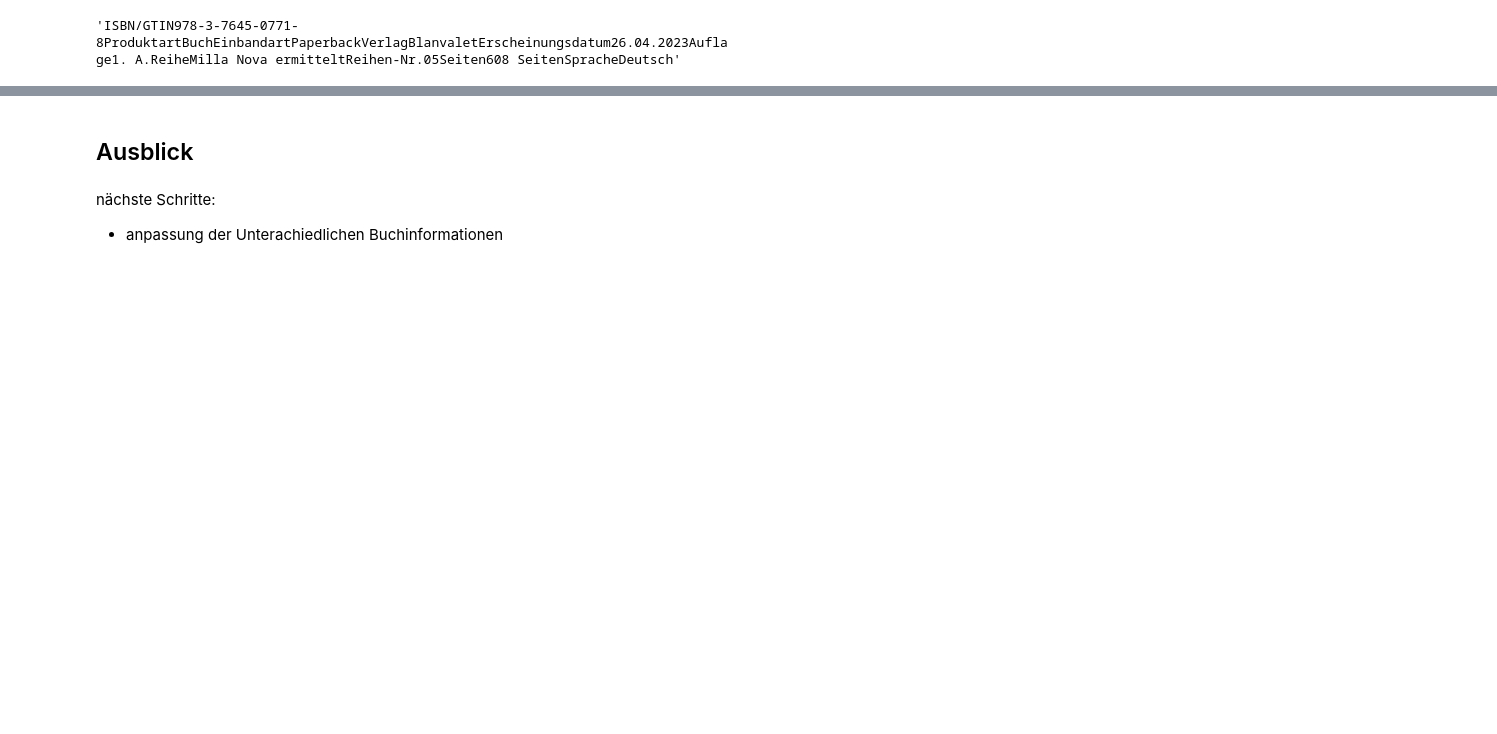
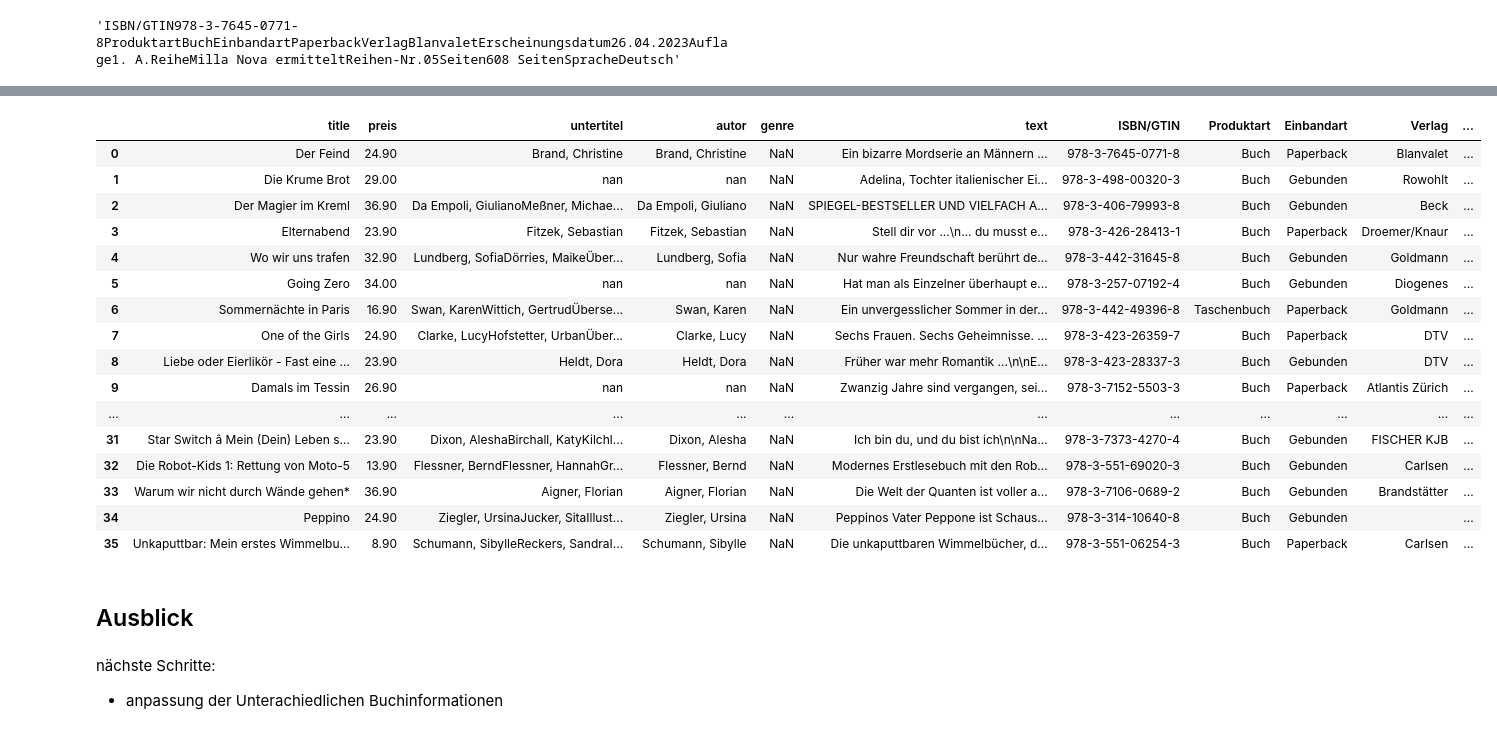
Before and after one commit to yalais/Bibliothek-cornillie, a Jupyter notebook: scraper/scraper_buchhaus.ipynb, the cells around one changed output, grey strips where cells are left out. Saved outputs shown, nothing was run; the diff lists cells and outputs as text; code cells hidden in the pictures; blank space fills up the shorter version.

```diff
--- a/scraper/scraper_buchhaus.ipynb
+++ b/scraper/scraper_buchhaus.ipynb
@@ -150,3 +136,34 @@ print(df)
+# %%
+# apply the function to the data frame (create a new column with extracted details)
+buch_df['details_dict'] = buch_df['details'].apply(extract_details)
+# %%
+# create new dataframe with the details
+details_df = buch_df['details_dict'].apply(pd.Series)
+# %%
+# concat both dataframes
+buch_df = pd.concat([buch_df, details_df], axis=1)
+# %%
+buch_df.drop(['details', 'details_dict'], axis=1, inplace=True)
+# %%
+buch_df
+# %% [output]
+|  | title | preis | untertitel | autor | genre | text | ISBN/GTIN | Produktart | Einbandart | Verlag | ... |
+| 0 | Der Feind | 24.90 | Brand, Christine | Brand, Christine | NaN | Ein bizarre Mordserie an Männern ... | 978-3-7645-0771-8 | Buch | Paperback | Blanvalet | ... |
+| 1 | Die Krume Brot | 29.00 | nan | nan | NaN | Adelina, Tochter italienischer Ei... | 978-3-498-00320-3 | Buch | Gebunden | Rowohlt | ... |
+| 2 | Der Magier im Kreml | 36.90 | Da Empoli, GiulianoMeßner, Michae... | Da Empoli, Giuliano | NaN | SPIEGEL-BESTSELLER UND VIELFACH A... | 978-3-406-79993-8 | Buch | Gebunden | Beck | ... |
+| 3 | Elternabend | 23.90 | Fitzek, Sebastian | Fitzek, Sebastian | NaN | Stell dir vor ...\n... du musst e... | 978-3-426-28413-1 | Buch | Paperback | Droemer/Knaur | ... |
+| 4 | Wo wir uns trafen | 32.90 | Lundberg, SofiaDörries, MaikeÜber... | Lundberg, Sofia | NaN | Nur wahre Freundschaft berührt de... | 978-3-442-31645-8 | Buch | Gebunden | Goldmann | ... |
+| 5 | Going Zero | 34.00 | nan | nan | NaN | Hat man als Einzelner überhaupt e... | 978-3-257-07192-4 | Buch | Gebunden | Diogenes | ... |
+| 6 | Sommernächte in Paris | 16.90 | Swan, KarenWittich, GertrudÜberse... | Swan, Karen | NaN | Ein unvergesslicher Sommer in der... | 978-3-442-49396-8 | Taschenbuch | Paperback | Goldmann | ... |
+| 7 | One of the Girls | 24.90 | Clarke, LucyHofstetter, UrbanÜber... | Clarke, Lucy | NaN | Sechs Frauen. Sechs Geheimnisse. ... | 978-3-423-26359-7 | Buch | Paperback | DTV | ... |
+| 8 | Liebe oder Eierlikör - Fast eine ... | 23.90 | Heldt, Dora | Heldt, Dora | NaN | Früher war mehr Romantik ...\n\nE... | 978-3-423-28337-3 | Buch | Gebunden | DTV | ... |
+| 9 | Damals im Tessin | 26.90 | nan | nan | NaN | Zwanzig Jahre sind vergangen, sei... | 978-3-7152-5503-3 | Buch | Paperback | Atlantis Zürich | ... |
+| ... | ... | ... | ... | ... | ... | ... | ... | ... | ... | ... | ... |
+| 31 | Star Switch â Mein (Dein) Leben s... | 23.90 | Dixon, AleshaBirchall, KatyKilchl... | Dixon, Alesha | NaN | Ich bin du, und du bist ich\n\nNa... | 978-3-7373-4270-4 | Buch | Gebunden | FISCHER KJB | ... |
+| 32 | Die Robot-Kids 1: Rettung von Moto-5 | 13.90 | Flessner, BerndFlessner, HannahGr... | Flessner, Bernd | NaN | Modernes Erstlesebuch mit den Rob... | 978-3-551-69020-3 | Buch | Gebunden | Carlsen | ... |
+| 33 | Warum wir nicht durch Wände gehen* | 36.90 | Aigner, Florian | Aigner, Florian | NaN | Die Welt der Quanten ist voller a... | 978-3-7106-0689-2 | Buch | Gebunden | Brandstätter | ... |
+| 34 | Peppino | 24.90 | Ziegler, UrsinaJucker, SitaIllust... | Ziegler, Ursina | NaN | Peppinos Vater Peppone ist Schaus... | 978-3-314-10640-8 | Buch | Gebunden |  | ... |
+| 35 | Unkaputtbar: Mein erstes Wimmelbu... | 8.90 | Schumann, SibylleReckers, SandraI... | Schumann, Sibylle | NaN | Die unkaputtbaren Wimmelbücher, d... | 978-3-551-06254-3 | Buch | Paperback | Carlsen | ... |
 # %% [markdown]
 ## Ausblick
 # %% [markdown]
```
Also changed, not shown: parts of 4 cells of this notebook.
